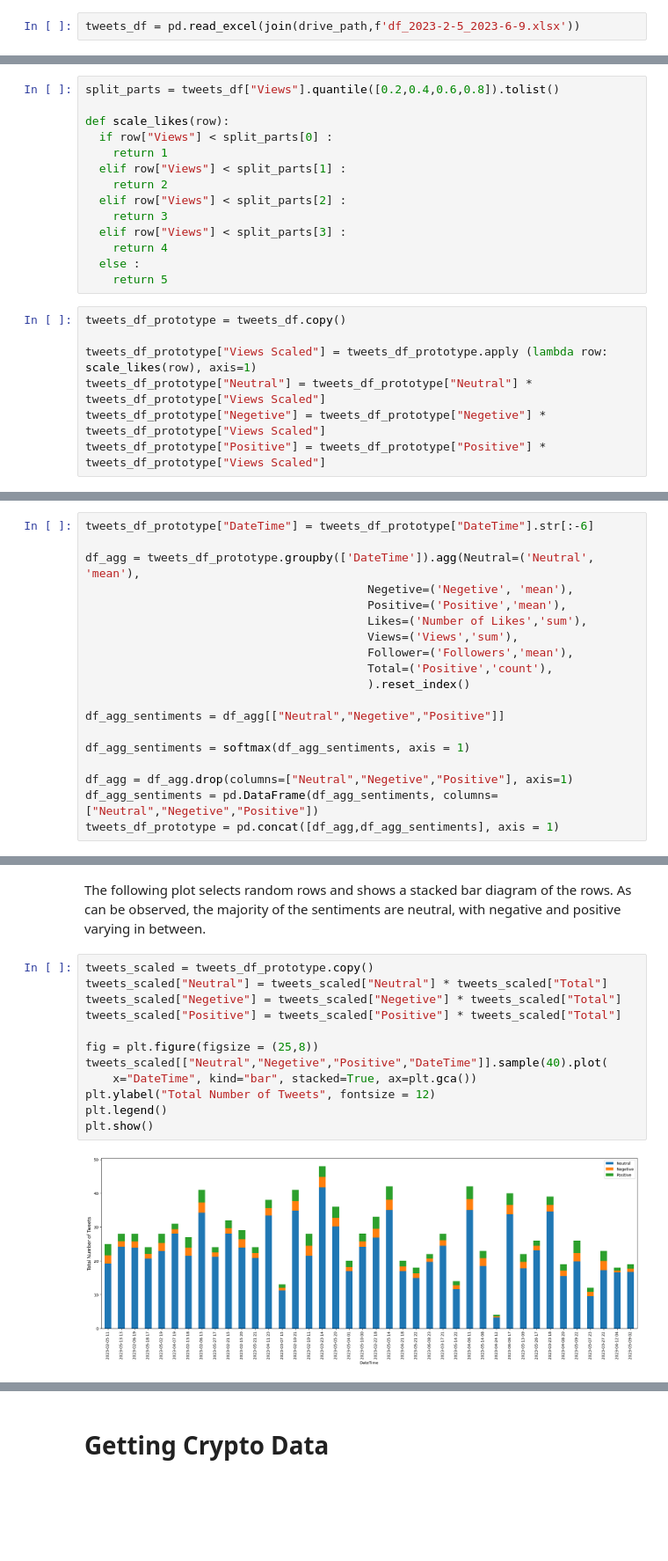
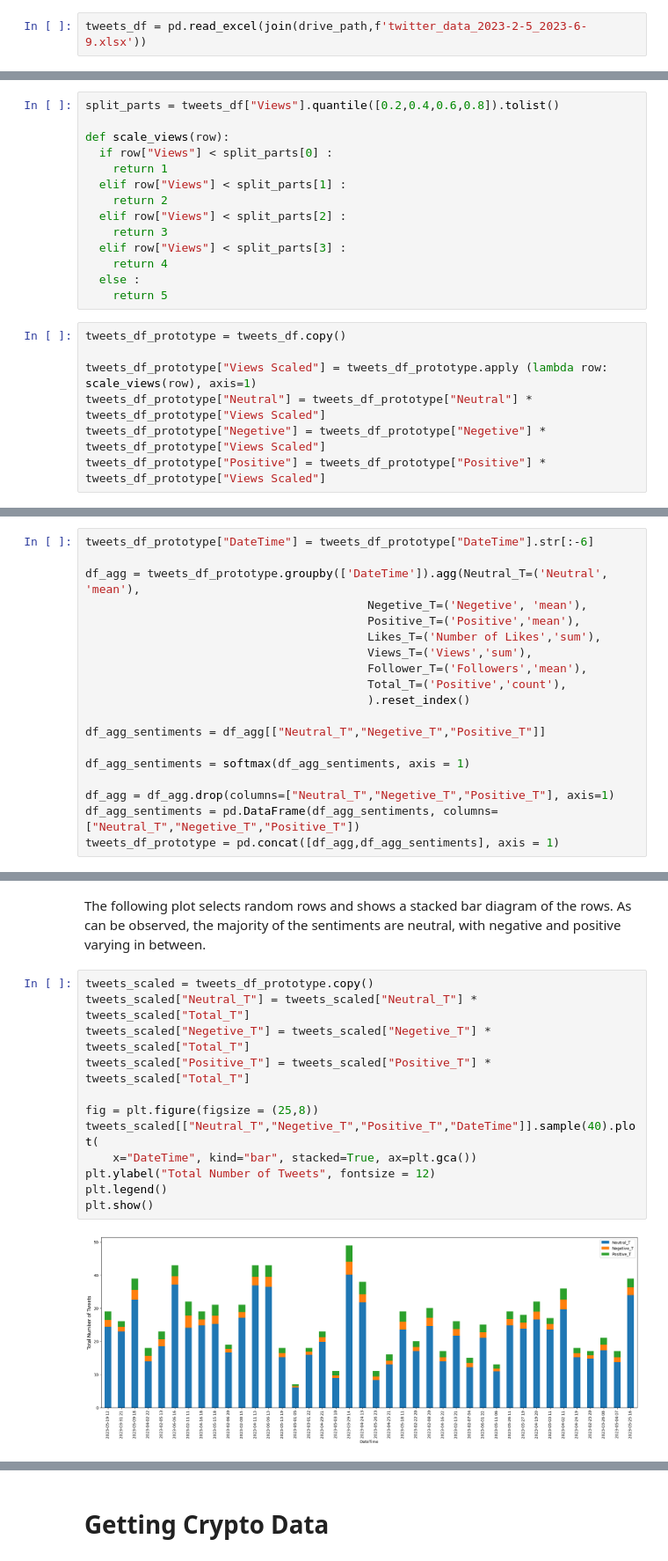
Before and after one commit to danial-ch/Ethereum_price_prediction_using_social_sentiments, a Jupyter notebook: Creating_Dataset.ipynb, the cells around one changed output, grey strips where cells are left out. Shown at 88% size. Cells and saved outputs as stored; diff of their text form; blank space fills up the shorter version.

```diff
--- a/Creating_Dataset.ipynb
+++ b/Creating_Dataset.ipynb
@@ -116,5 +125,5 @@ tweets_df.to_excel(join(drive_path,f'df_{since.strftime("%Y-%m-%d")}_{finish_tim
 # %%
-tweets_df = pd.read_excel(join(drive_path,f'df_2023-2-5_2023-6-9.xlsx'))
+tweets_df = pd.read_excel(join(drive_path,f'twitter_data_2023-2-5_2023-6-9.xlsx'))
 # %%
 tweets_df
 # %% [output]
@@ -136,7 +145,7 @@ Spliting tweets based on number of views into five parts. Each part gets a corre
 # %%
 split_parts = tweets_df["Views"].quantile([0.2,0.4,0.6,0.8]).tolist()
 
-def scale_likes(row):
+def scale_views(row):
   if row["Views"] < split_parts[0] :
     return 1
   elif row["Views"] < split_parts[1] :
@@ -150,7 +159,7 @@ def scale_likes(row):
 # %%
 tweets_df_prototype = tweets_df.copy()
 
-tweets_df_prototype["Views Scaled"] = tweets_df_prototype.apply (lambda row: scale_likes(row), axis=1)
+tweets_df_prototype["Views Scaled"] = tweets_df_prototype.apply (lambda row: scale_views(row), axis=1)
 tweets_df_prototype["Neutral"] = tweets_df_prototype["Neutral"] * tweets_df_prototype["Views Scaled"]
 tweets_df_prototype["Negetive"] = tweets_df_prototype["Negetive"] * tweets_df_prototype["Views Scaled"]
 tweets_df_prototype["Positive"] = tweets_df_prototype["Positive"] * tweets_df_prototype["Views Scaled"]
@@ -159,21 +168,21 @@ The following section trims DateTime to only keep the Date and the hour since we
 # %%
 tweets_df_prototype["DateTime"] = tweets_df_prototype["DateTime"].str[:-6]
 
-df_agg = tweets_df_prototype.groupby(['DateTime']).agg(Neutral=('Neutral', 'mean'),
-                                         Negetive=('Negetive', 'mean'),
-                                         Positive=('Positive','mean'),
-                                         Likes=('Number of Likes','sum'),
-                                         Views=('Views','sum'),
-                                         Follower=('Followers','mean'),
-                                         Total=('Positive','count'),
+df_agg = tweets_df_prototype.groupby(['DateTime']).agg(Neutral_T=('Neutral', 'mean'),
+                                         Negetive_T=('Negetive', 'mean'),
+                                         Positive_T=('Positive','mean'),
+                                         Likes_T=('Number of Likes','sum'),
+                                         Views_T=('Views','sum'),
+                                         Follower_T=('Followers','mean'),
+                                         Total_T=('Positive','count'),
                                          ).reset_index()
 
-df_agg_sentiments = df_agg[["Neutral","Negetive","Positive"]]
+df_agg_sentiments = df_agg[["Neutral_T","Negetive_T","Positive_T"]]
 
 df_agg_sentiments = softmax(df_agg_sentiments, axis = 1)
 
-df_agg = df_agg.drop(columns=["Neutral","Negetive","Positive"], axis=1)
-df_agg_sentiments = pd.DataFrame(df_agg_sentiments, columns=["Neutral","Negetive","Positive"])
+df_agg = df_agg.drop(columns=["Neutral_T","Negetive_T","Positive_T"], axis=1)
+df_agg_sentiments = pd.DataFrame(df_agg_sentiments, columns=["Neutral_T","Negetive_T","Positive_T"])
 tweets_df_prototype = pd.concat([df_agg,df_agg_sentiments], axis = 1)
 # %%
 tweets_df_prototype
@@ -195,15 +204,15 @@ tweets_df_prototype
 The following plot selects random rows and shows a stacked bar diagram of the rows. As can be observed, the majority of the sentiments are neutral, with negative and positive varying in between.
 # %%
 tweets_scaled = tweets_df_prototype.copy()
-tweets_scaled["Neutral"] = tweets_scaled["Neutral"] * tweets_scaled["Total"]
-tweets_scaled["Negetive"] = tweets_scaled["Negetive"] * tweets_scaled["Total"]
-tweets_scaled["Positive"] = tweets_scaled["Positive"] * tweets_scaled["Total"]
+tweets_scaled["Neutral_T"] = tweets_scaled["Neutral_T"] * tweets_scaled["Total_T"]
+tweets_scaled["Negetive_T"] = tweets_scaled["Negetive_T"] * tweets_scaled["Total_T"]
+tweets_scaled["Positive_T"] = tweets_scaled["Positive_T"] * tweets_scaled["Total_T"]
 
 fig = plt.figure(figsize = (25,8))
-tweets_scaled[["Neutral","Negetive","Positive","DateTime"]].sample(40).plot(
+tweets_scaled[["Neutral_T","Negetive_T","Positive_T","DateTime"]].sample(40).plot(
     x="DateTime", kind="bar", stacked=True, ax=plt.gca())
 plt.ylabel("Total Number of Tweets", fontsize = 12)
 plt.legend()
 plt.show()
 # %% [output]
-[figure, old version]
+[figure, new version]
```
Also changed, not shown: parts of 29 cells of this notebook, 1 other file.
